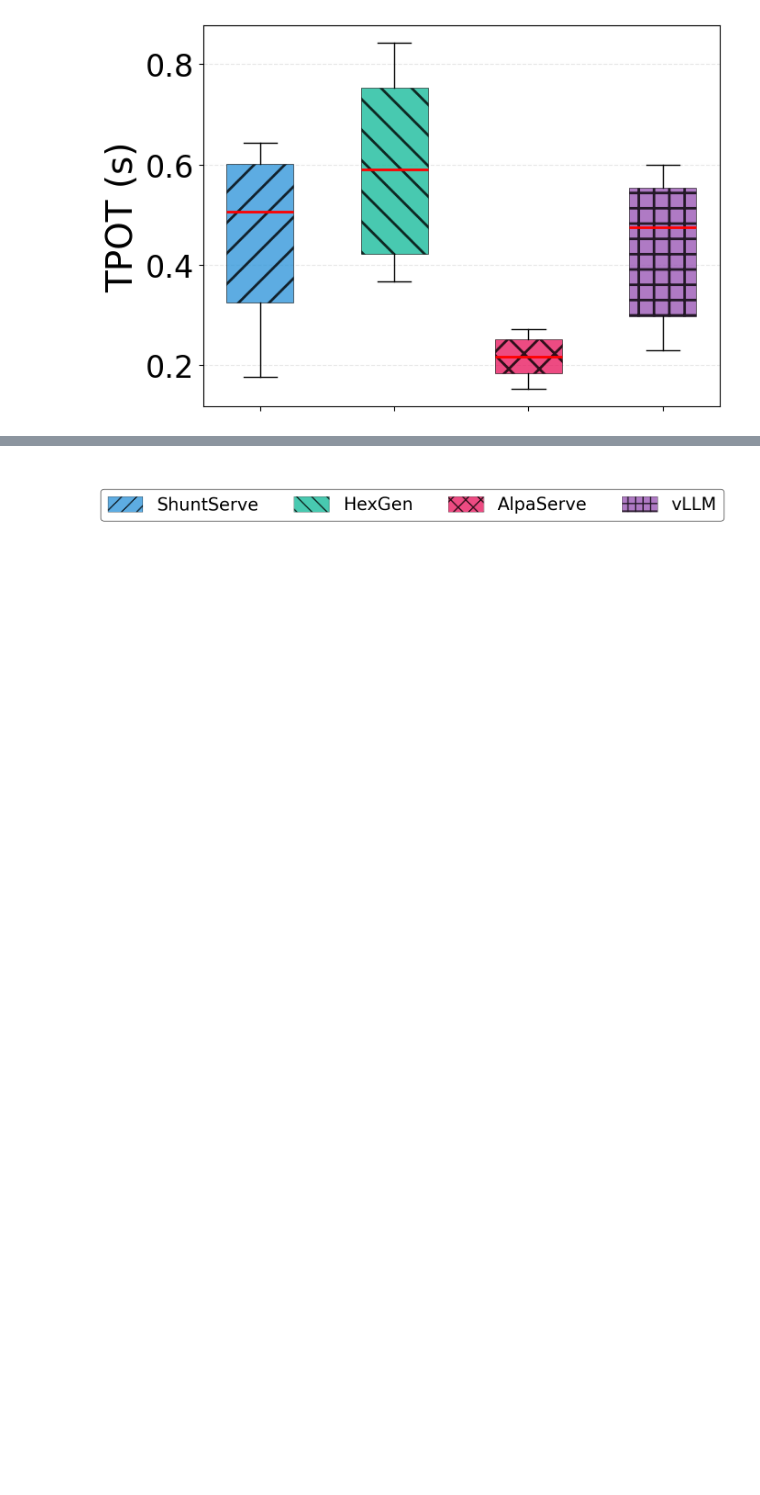
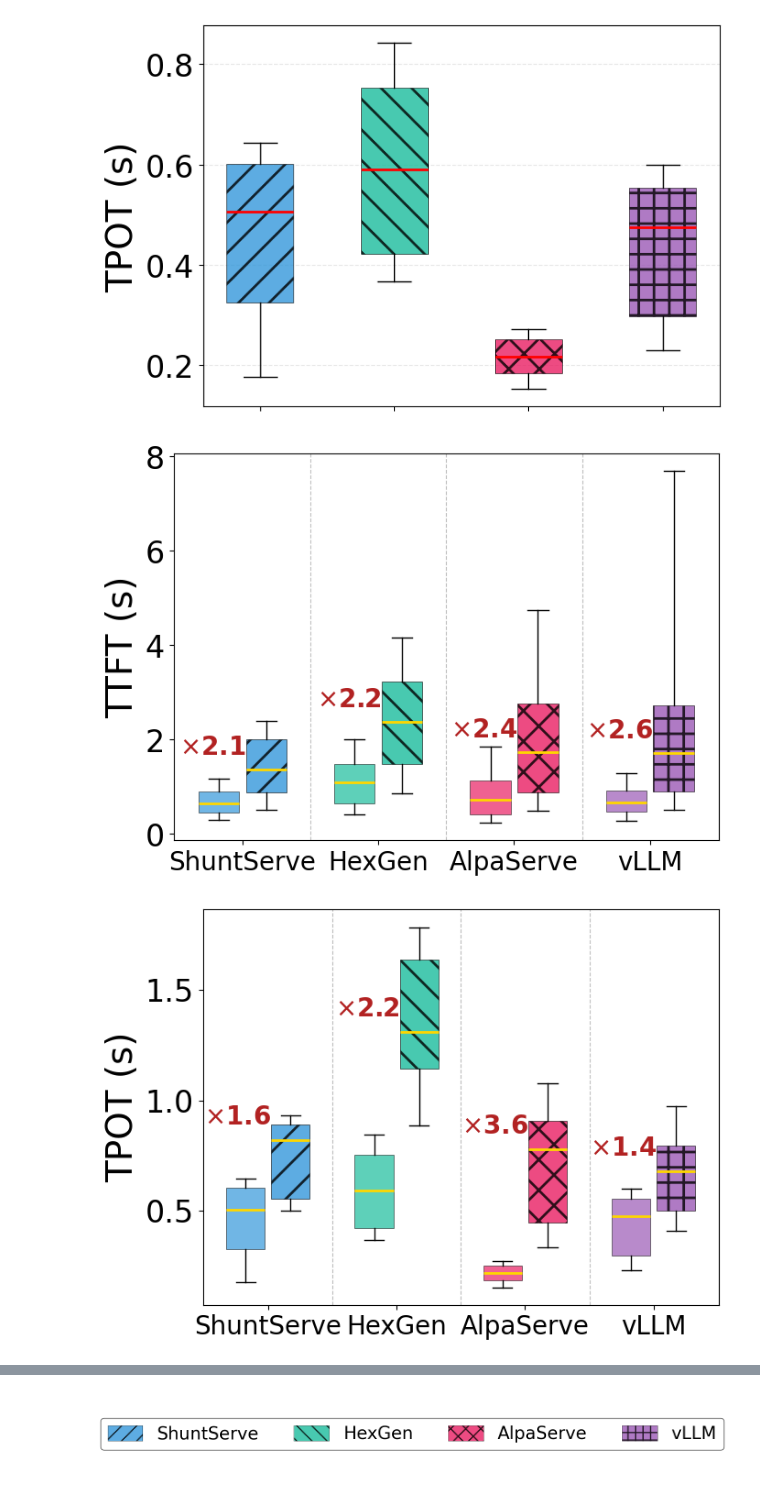
Before and after one commit to ddps-lab/HeteroSpotLLMServe, a Jupyter notebook: ArtifactEvaluation/ReferenceData/ModelPlacement/Trace/online_figure.ipynb, the cells around one changed output, grey strips where cells are left out. Saved outputs shown, nothing was run; the diff lists cells and outputs as text; code cells hidden in the pictures; blank space fills up the shorter version.

```diff
--- a/ArtifactEvaluation/ReferenceData/ModelPlacement/Trace/online_figure.ipynb
+++ b/ArtifactEvaluation/ReferenceData/ModelPlacement/Trace/online_figure.ipynb
@@ -226,0 +327,5 @@ plot_online_boxplot('qwen3-32b', source='json')
+# %%
+plot_scalability_boxplot()
+# %% [output]
+[figure, added]
+[figure, added]
```
Also changed, not shown: parts of 6 cells of this notebook, 24 other files.
